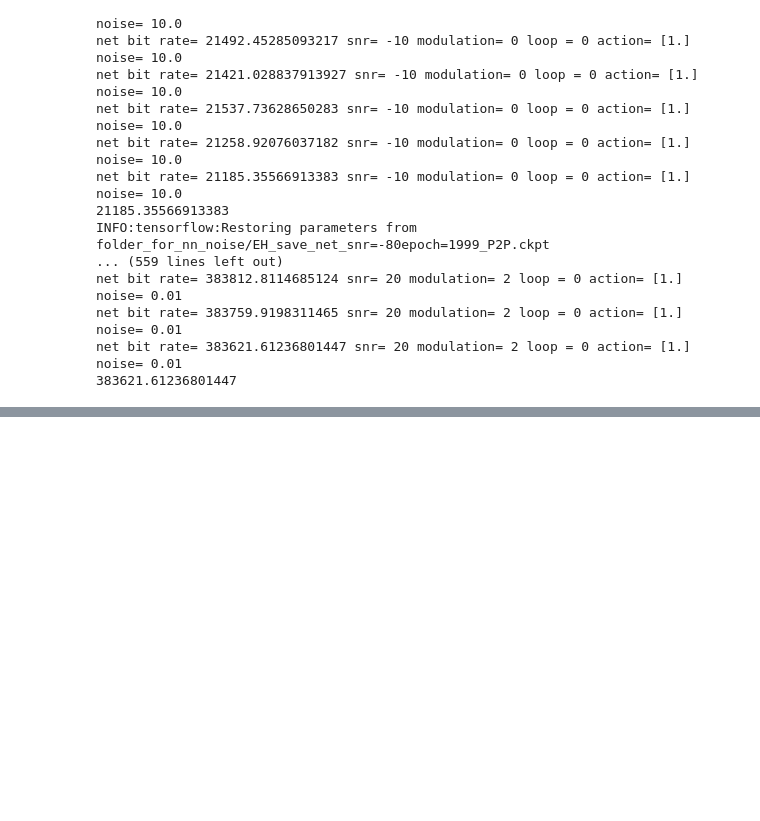
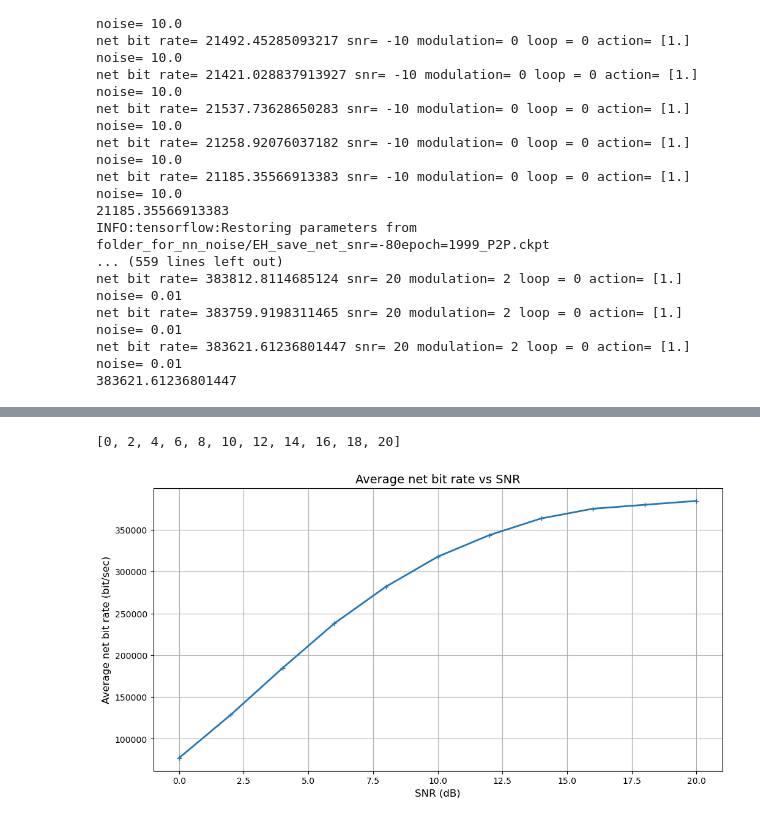
Before and after one commit to bipinbohara/ddpg_ai, a Jupyter notebook: DDPG_Test.ipynb, the cells around one changed output, grey strips where cells are left out. Drawn from its saved outputs; the diff is of its cells as text; code cells hidden in the pictures; blank space fills up the shorter version.

```diff
--- a/DDPG_Test.ipynb
+++ b/DDPG_Test.ipynb
@@ -818,0 +990,27 @@ net bit rate= 383621.61236801447 snr= 20 modulation= 2 loop = 0 action= [1.] noi
+# %%
+snrList
+#ave_reward
+# %% [output]
+[0, 2, 4, 6, 8, 10, 12, 14, 16, 18, 20]
+# %%
+import matplotlib.pyplot as plt
+
+# Create the plot
+plt.figure(figsize=(12, 6))
+plt.plot(snrList, ave_reward, marker='+', linestyle='-', linewidth=2)
+
+# Add labels and title
+plt.title('Average net bit rate vs SNR', fontsize=14)
+plt.xlabel('SNR (dB)', fontsize=12)
+plt.ylabel('Average net bit rate (bit/sec)', fontsize=12)
+
+# Add grid for better visualization
+plt.grid(True)
+
+# Save the plot
+plt.savefig('P2P average_reward_vs_snr(db).png', dpi=400, bbox_inches='tight')
+
+# Show the plot
+plt.show()
+# %% [output]
+[figure, added]
```
Also changed, not shown: parts of 1 cell of this notebook, 1 other file.
